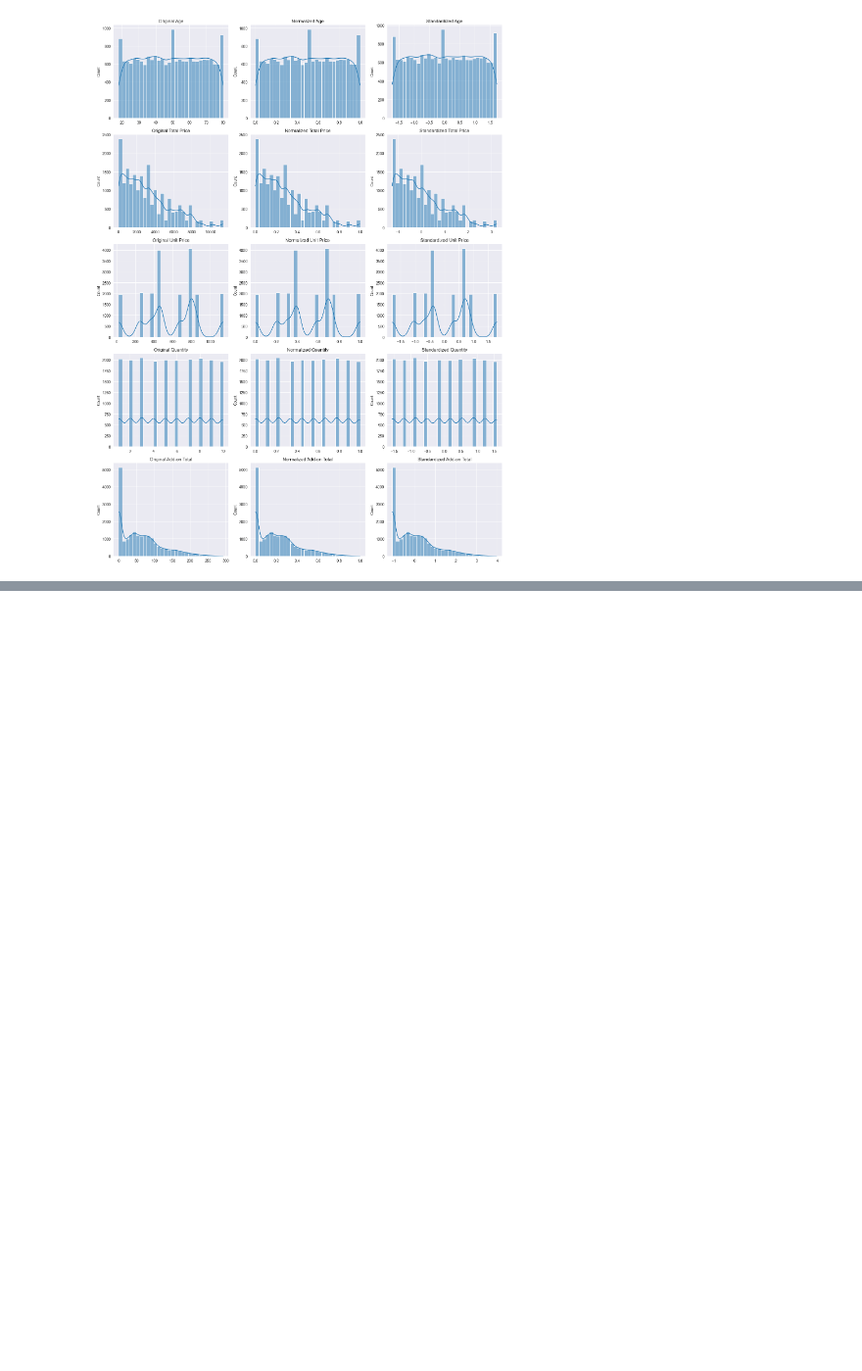
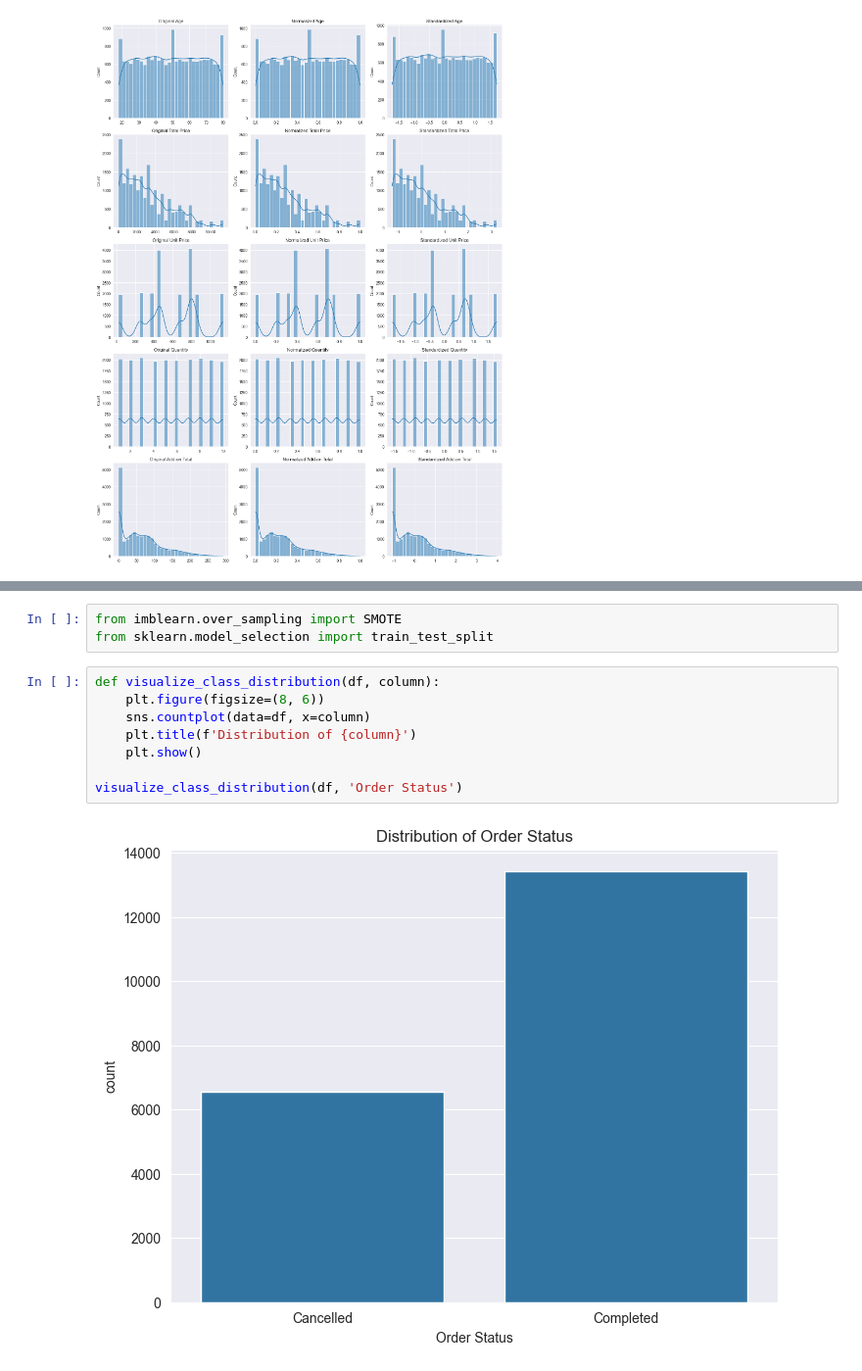
Before and after one commit to ZygimantasB/scikit-learn_training, a Jupyter notebook: algorithms_training/train_svc_gridseachcv.ipynb, the cells around one changed output, grey strips where cells are left out. Shown at 98% size. Drawn from its saved outputs; the diff is of its cells as text; blank space fills up the shorter version.

```diff
--- a/algorithms_training/train_svc_gridseachcv.ipynb
+++ b/algorithms_training/train_svc_gridseachcv.ipynb
@@ -116,0 +120,13 @@ plt.show()
+# %%
+from imblearn.over_sampling import SMOTE
+from sklearn.model_selection import train_test_split
+# %%
+def visualize_class_distribution(df, column):
+    plt.figure(figsize=(8, 6))
+    sns.countplot(data=df, x=column)
+    plt.title(f'Distribution of {column}')
+    plt.show()
+
+visualize_class_distribution(df, 'Order Status')
+# %% [output]
+[figure, added]
```
Also changed, not shown: parts of 8 cells of this notebook.
